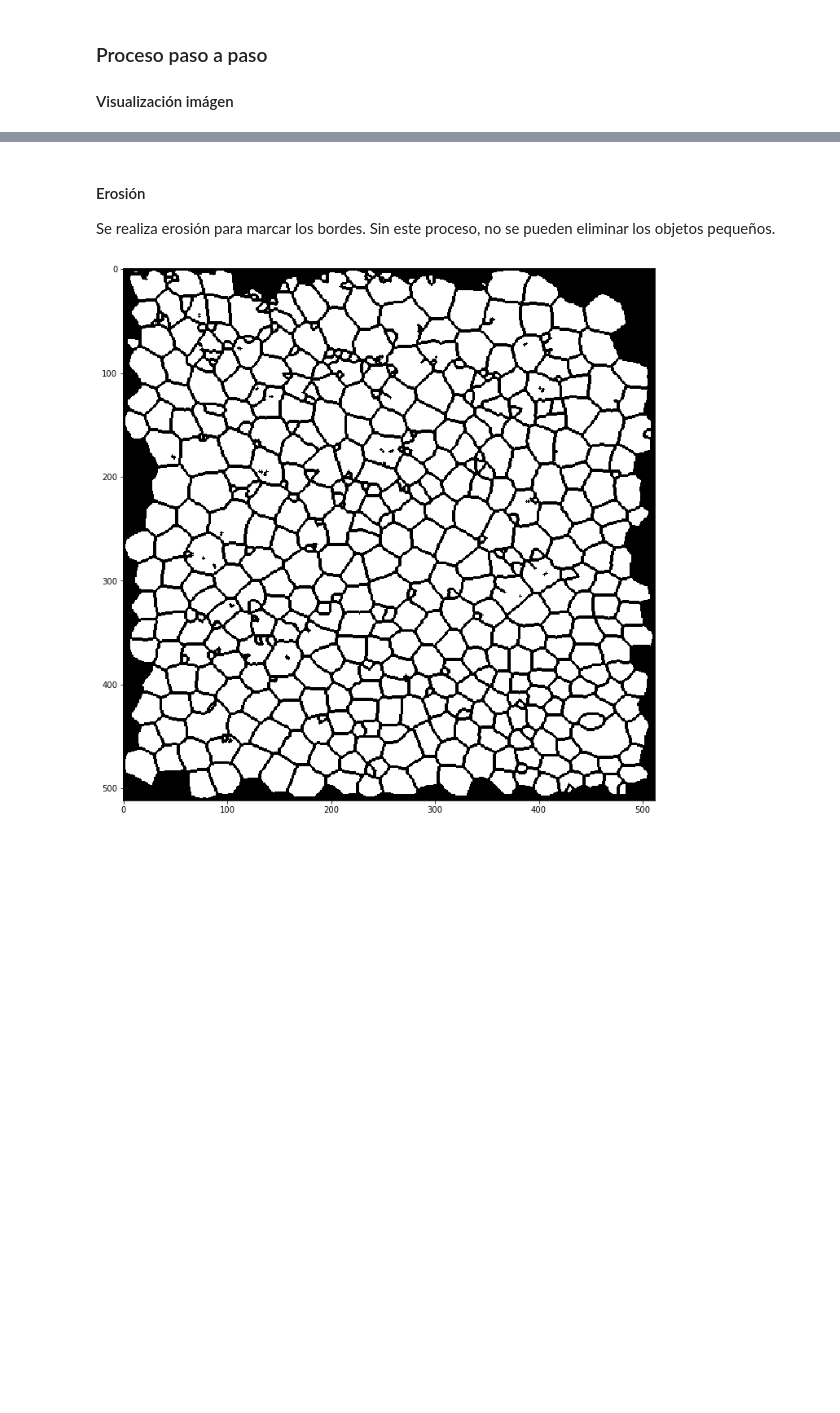
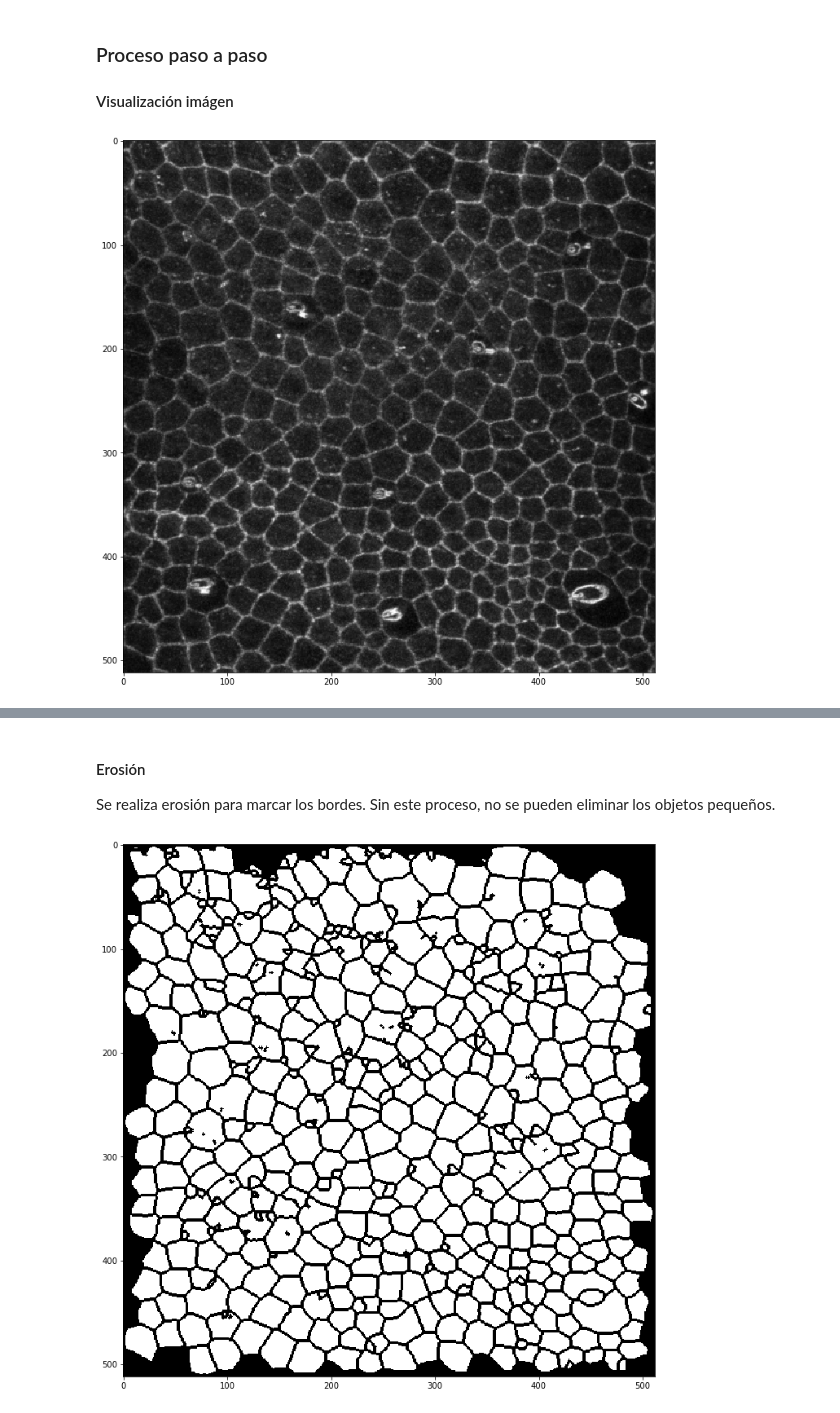
Before and after one commit to gabrieldelaparra/CC5508-2017-1-Tarea3, a Jupyter notebook: Tarea3.ipynb, the cells around one changed output, grey strips where cells are left out. Saved outputs shown, nothing was run; the diff lists cells and outputs as text; code cells hidden in the pictures; blank space fills up the shorter version.

```diff
--- a/Tarea3.ipynb
+++ b/Tarea3.ipynb
@@ -4,12 +21,15 @@ Gabriel De La Parra
 # %%
 %matplotlib inline
 
-from scipy import ndimage
-import numpy
-from skimage import io, img_as_ubyte, feature, morphology, filters, exposure, img_as_uint, measure, segmentation
+from scipy import ndimage as ndi
+from skimage import io, morphology, filters, exposure, measure, segmentation
 import matplotlib.pylab as plt
+import matplotlib
 import numpy as np
 from PM2 import anisodiff2
+from ipywidgets import interact, widgets
+from IPython import display
 
 #Ajustar el tamaño de las imágenes:
 matplotlib.rcParams['figure.figsize'] = (14,12)
+rawImage = io.imread("./images/raw0.png")
@@ -169,3 +103,9 @@ mpld3.display()
 ### Proceso paso a paso
 
 #### Visualización imágen
+# %%
+image = rawImage
+plt.imshow(image, cmap="gray")
+plt.show()
+# %% [output]
+[figure, added]
```
Also changed, not shown: parts of 46 cells of this notebook.
